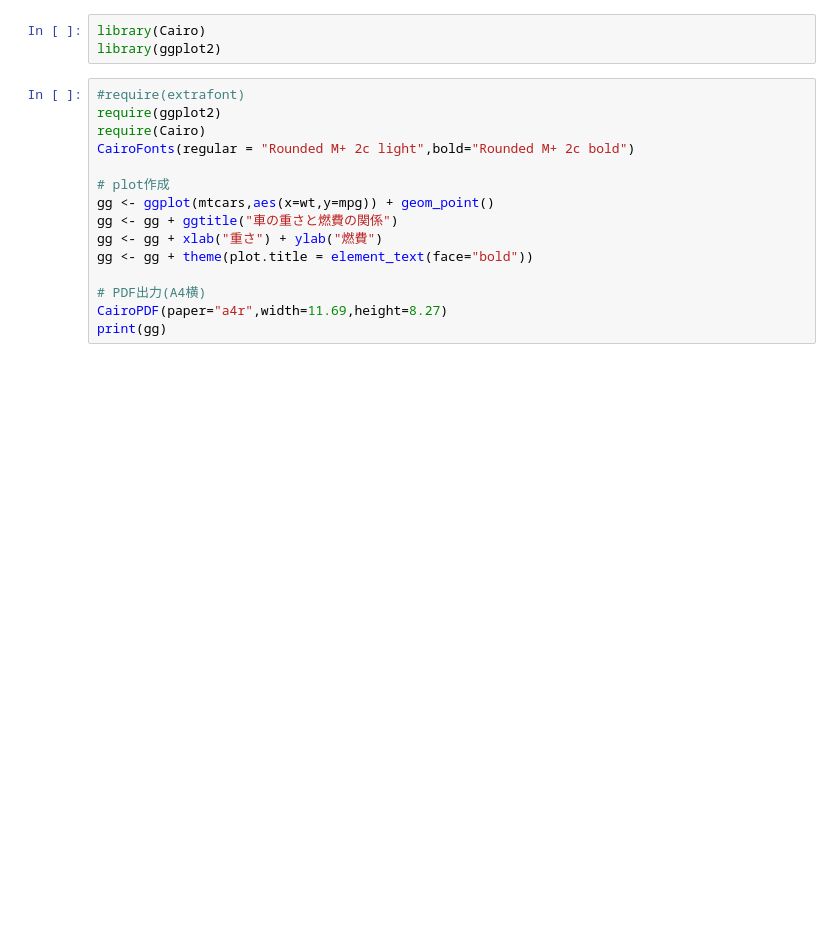
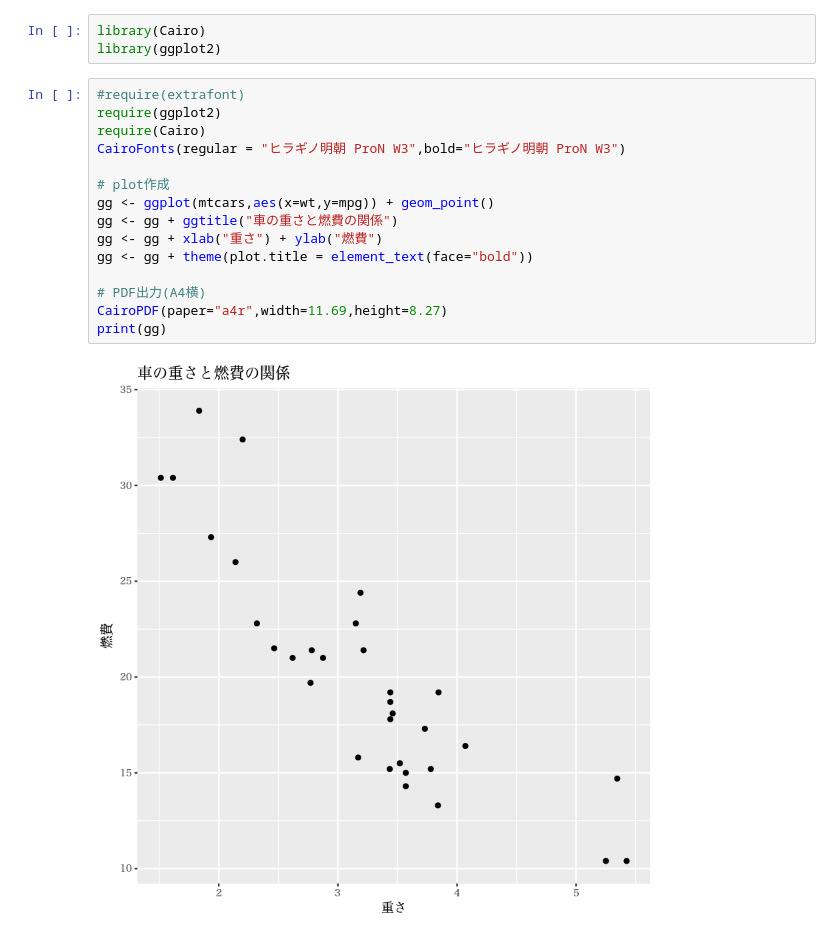
Before and after one commit to terasakisatoshi/R, a Jupyter notebook: Rnotebooks/Rplot.ipynb, the cells around one changed output. Cells and saved outputs as stored; diff of their text form; blank space fills up the shorter version.

```diff
--- a/Rnotebooks/Rplot.ipynb
+++ b/Rnotebooks/Rplot.ipynb
@@ -25,15 +44,17 @@ library(ggplot2)
 # %%
 #require(extrafont)
 require(ggplot2)
 require(Cairo)
-CairoFonts(regular = "Rounded M+ 2c light",bold="Rounded M+ 2c bold")
+CairoFonts(regular = "ヒラギノ明朝 ProN W3",bold="ヒラギノ明朝 ProN W3")
 
 # plot作成
 gg <- ggplot(mtcars,aes(x=wt,y=mpg)) + geom_point()
 gg <- gg + ggtitle("車の重さと燃費の関係")
 gg <- gg + xlab("重さ") + ylab("燃費")
 gg <- gg + theme(plot.title = element_text(face="bold"))
 
 # PDF出力(A4横)
 CairoPDF(paper="a4r",width=11.69,height=8.27)
 print(gg)
+# %% [output]
+[figure, added]
```
Also changed, not shown: parts of 3 cells of this notebook, 7 other files.
